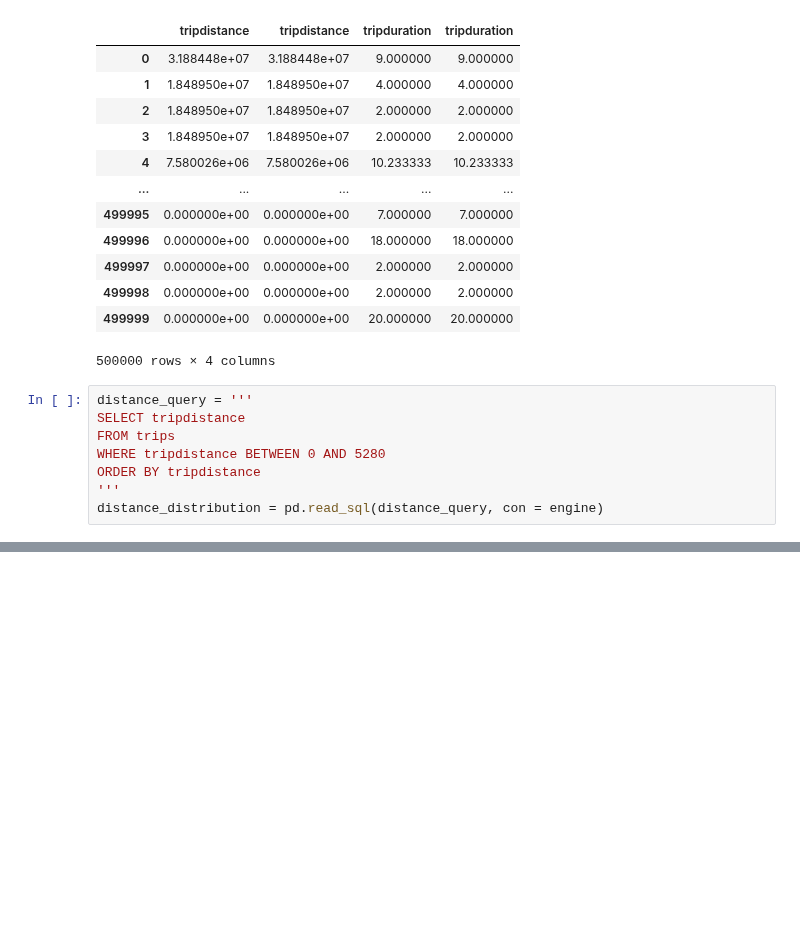
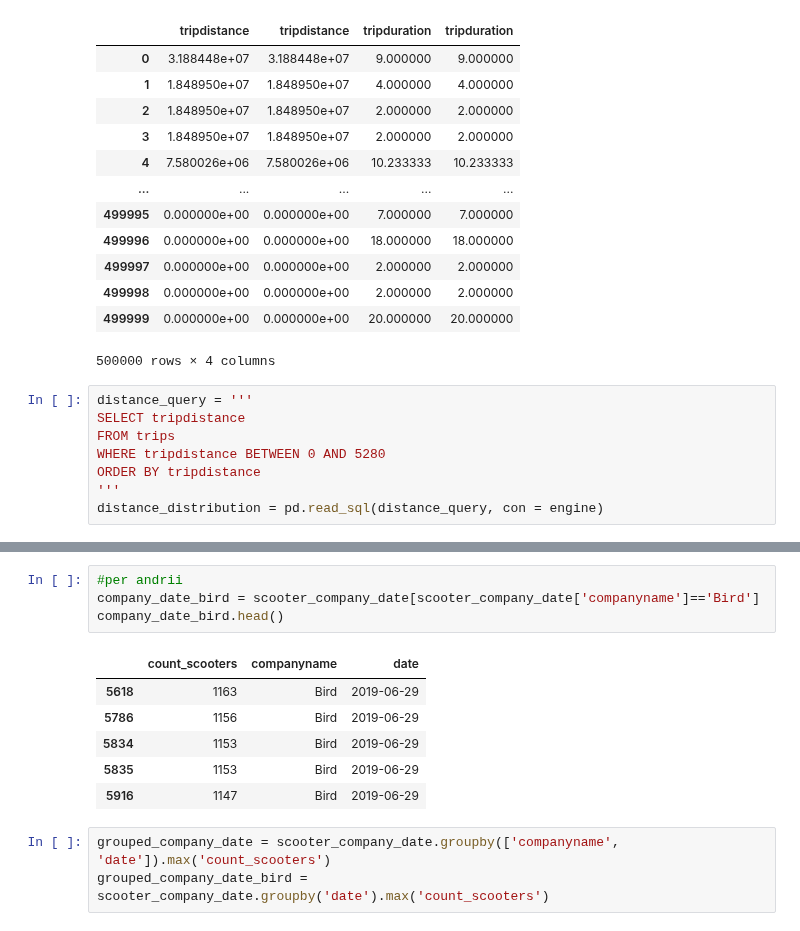
Before and after one commit to NSS-Data-Analytics-Cohort-10/scooters-group-2, a Jupyter notebook: notebooks/scooters.ipynb, the cells around one changed output, grey strips where cells are left out. Drawn from its saved outputs; the diff is of its cells as text; blank space fills up the shorter version.

```diff
--- a/notebooks/scooters.ipynb
+++ b/notebooks/scooters.ipynb
@@ -323,0 +375,14 @@ scooters_per_comp = pd.read_sql(scooters_per_comp, con = engine)
+# %%
+#per andrii
+company_date_bird = scooter_company_date[scooter_company_date['companyname']=='Bird']
+company_date_bird.head()
+# %% [output]
+|  | count_scooters | companyname | date |
+| 5618 | 1163 | Bird | 2019-06-29 |
+| 5786 | 1156 | Bird | 2019-06-29 |
+| 5834 | 1153 | Bird | 2019-06-29 |
+| 5835 | 1153 | Bird | 2019-06-29 |
+| 5916 | 1147 | Bird | 2019-06-29 |
+# %%
+grouped_company_date = scooter_company_date.groupby(['companyname', 'date']).max('count_scooters')
+grouped_company_date_bird = scooter_company_date.groupby('date').max('count_scooters')
```
Also changed, not shown: parts of 33 cells of this notebook.
